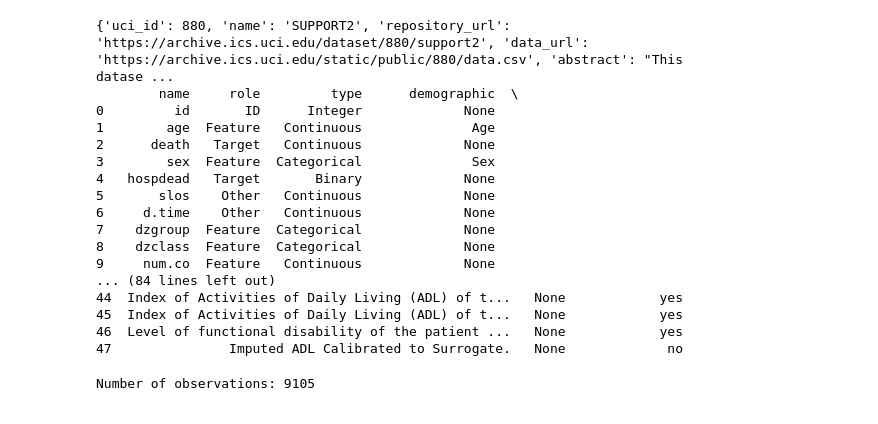
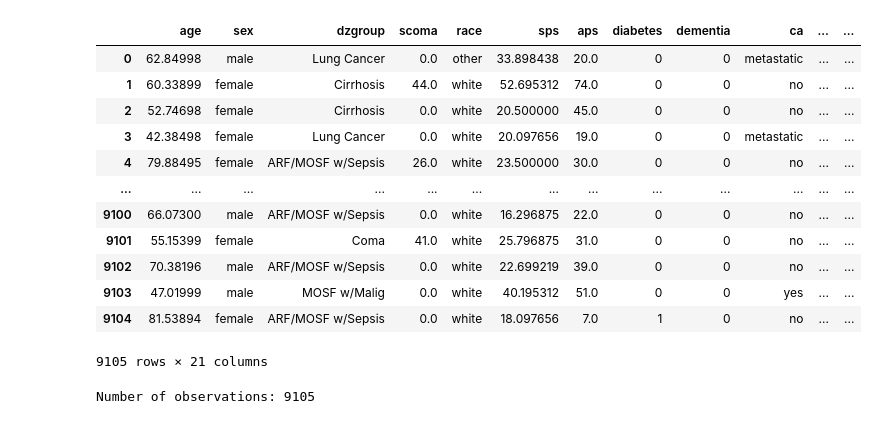
Before and after one commit to sebastian-dv/CSE-151A-Project, a Jupyter notebook: SUPPORT2_Notebook.ipynb, the cells around one changed output. Drawn from its saved outputs; the diff is of its cells as text; code cells hidden in the pictures.

```diff
--- a/SUPPORT2_Notebook.ipynb
+++ b/SUPPORT2_Notebook.ipynb
@@ -21,0 +37,8 @@ from sklearn.preprocessing import OneHotEncoder
+# %%
+pd.set_option('display.max_colwidth', None)
+
+full_info = pd.DataFrame({
+    'Variable Name': support2.variables['name'],
+    'Description': support2.variables['description']
+})
+full_info
@@ -22,34 +63,22 @@ from sklearn.preprocessing import OneHotEncoder
 # %%
-# fetch dataset
-support2 = fetch_ucirepo(id=880)
-
-# metadata
-print(support2.metadata)
-
-# variable information
-print(support2.variables)
-
 df = pd.read_csv('https://archive.ics.uci.edu/static/public/880/data.csv')
 
 df = df[['age','sex','dzgroup','scoma','race','sps','aps','diabetes','dementia','ca','meanbp','wblc','hrt','resp','temp','pafi','alb','bili','crea','sod','ph']]
+df
 # %% [output]
+|  | age | sex | dzgroup | scoma | race | sps | aps | diabetes | dementia | ca | ... | ... |
+| 0 | 62.84998 | male | Lung Cancer | 0.0 | other | 33.898438 | 20.0 | 0 | 0 | metastatic | ... | ... |
+| 1 | 60.33899 | female | Cirrhosis | 44.0 | white | 52.695312 | 74.0 | 0 | 0 | no | ... | ... |
+| 2 | 52.74698 | female | Cirrhosis | 0.0 | white | 20.500000 | 45.0 | 0 | 0 | no | ... | ... |
+| 3 | 42.38498 | female | Lung Cancer | 0.0 | white | 20.097656 | 19.0 | 0 | 0 | metastatic | ... | ... |
+| 4 | 79.88495 | female | ARF/MOSF w/Sepsis | 26.0 | white | 23.500000 | 30.0 | 0 | 0 | no | ... | ... |
+| ... | ... | ... | ... | ... | ... | ... | ... | ... | ... | ... | ... | ... |
+| 9100 | 66.07300 | male | ARF/MOSF w/Sepsis | 0.0 | white | 16.296875 | 22.0 | 0 | 0 | no | ... | ... |
+| 9101 | 55.15399 | female | Coma | 41.0 | white | 25.796875 | 31.0 | 0 | 0 | no | ... | ... |
+| 9102 | 70.38196 | male | ARF/MOSF w/Sepsis | 0.0 | white | 22.699219 | 39.0 | 0 | 0 | no | ... | ... |
+| 9103 | 47.01999 | male | MOSF w/Malig | 0.0 | white | 40.195312 | 51.0 | 0 | 0 | yes | ... | ... |
+| 9104 | 81.53894 | female | ARF/MOSF w/Sepsis | 0.0 | white | 18.097656 | 7.0 | 1 | 0 | no | ... | ... |
-{'uci_id': 880, 'name': 'SUPPORT2', 'repository_url': 'https://archive.ics.uci.edu/dataset/880/support2', 'data_url': 'https://archive.ics.uci.edu/static/public/880/data.csv', 'abstract': "This datase ...
-        name     role         type      demographic  \
-0         id       ID      Integer             None
-1        age  Feature   Continuous              Age
-2      death   Target   Continuous             None
-3        sex  Feature  Categorical              Sex
-4   hospdead   Target       Binary             None
-5       slos    Other   Continuous             None
-6     d.time    Other   Continuous             None
-7    dzgroup  Feature  Categorical             None
-8    dzclass  Feature  Categorical             None
-9     num.co  Feature   Continuous             None
-... (84 lines left out)
-44  Index of Activities of Daily Living (ADL) of t...   None            yes
-45  Index of Activities of Daily Living (ADL) of t...   None            yes
-46  Level of functional disability of the patient ...   None            yes
-47               Imputed ADL Calibrated to Surrogate.   None             no
+9105 rows × 21 columns
 # %%
 print("Number of observations:", len(df))
 # %% [output]
```
Also changed, not shown: parts of 11 cells of this notebook.
